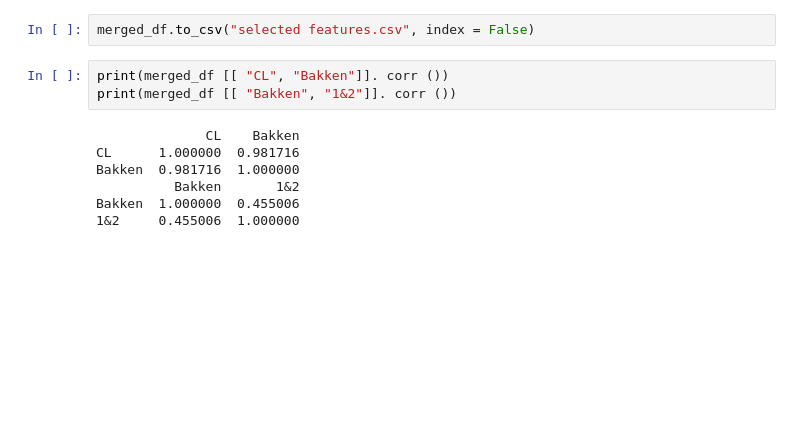
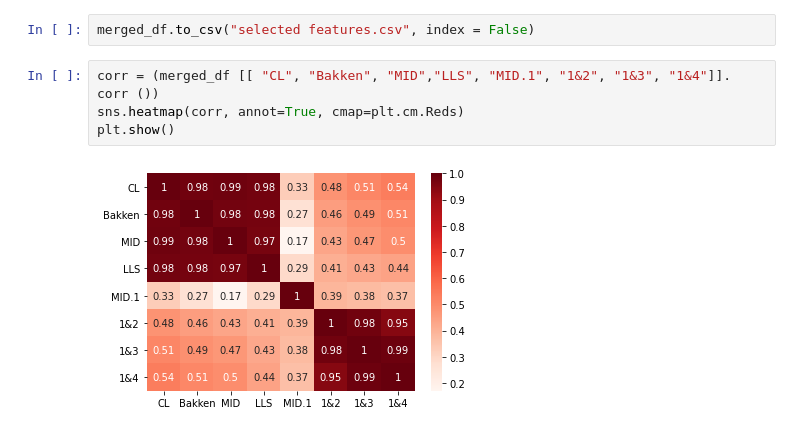
Before and after one commit to Cassar88226/feature-correlation, a Jupyter notebook: feature selection by correlation.ipynb, the cells around one changed output. Drawn from its saved outputs; the diff is of its cells as text; blank space fills up the shorter version.

Commit message:
add heatmap of features

```diff
--- a/feature selection by correlation.ipynb
+++ b/feature selection by correlation.ipynb
@@ -117,13 +117,9 @@ merged_df
 2273 rows × 1740 columns
 # %%
 merged_df.to_csv("selected features.csv", index = False)
-# %%
-print(merged_df [[ "CL", "Bakken"]]. corr ())
-print(merged_df [[ "Bakken", "1&2"]]. corr ())
-# %% [output]
-              CL    Bakken
-CL      1.000000  0.981716
-Bakken  0.981716  1.000000
-          Bakken       1&2
-Bakken  1.000000  0.455006
-1&2     0.455006  1.000000
+# %%
+corr = (merged_df [[ "CL", "Bakken", "MID","LLS", "MID.1", "1&2", "1&3", "1&4"]]. corr ())
+sns.heatmap(corr, annot=True, cmap=plt.cm.Reds)
+plt.show()
+# %% [output]
+[figure, added]
```
